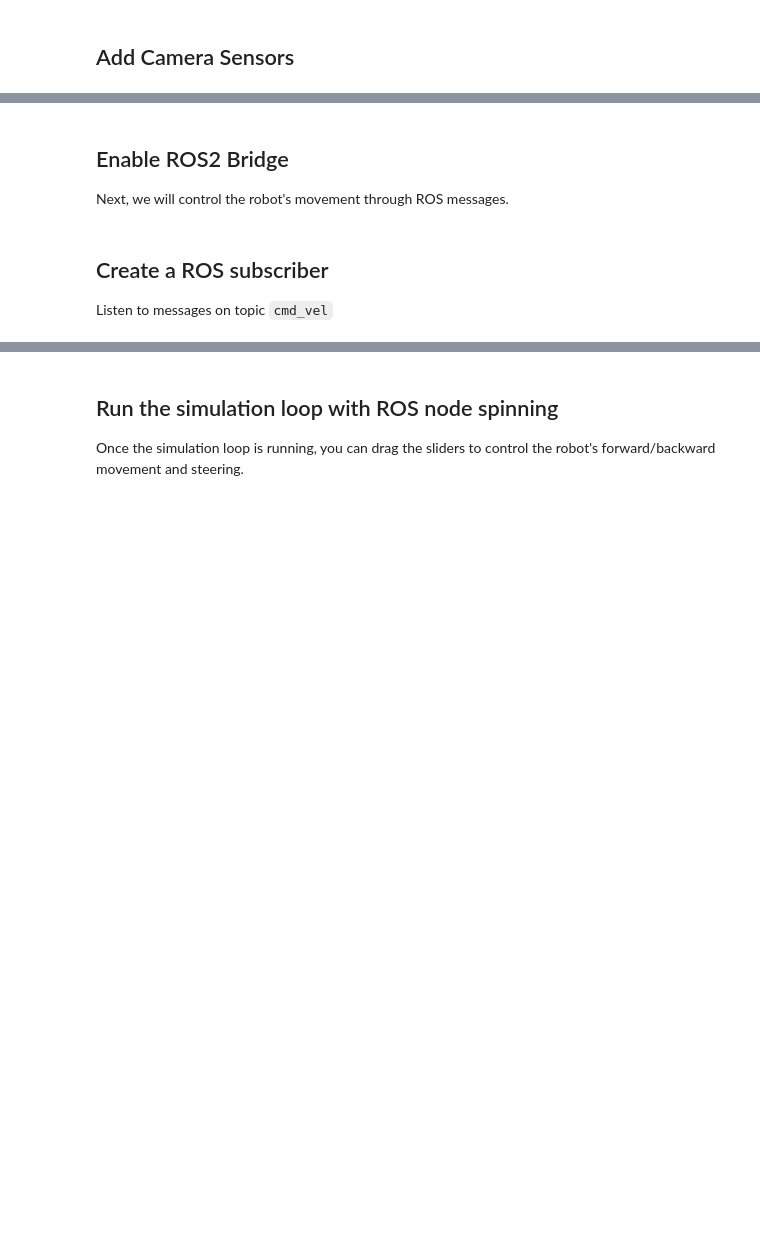
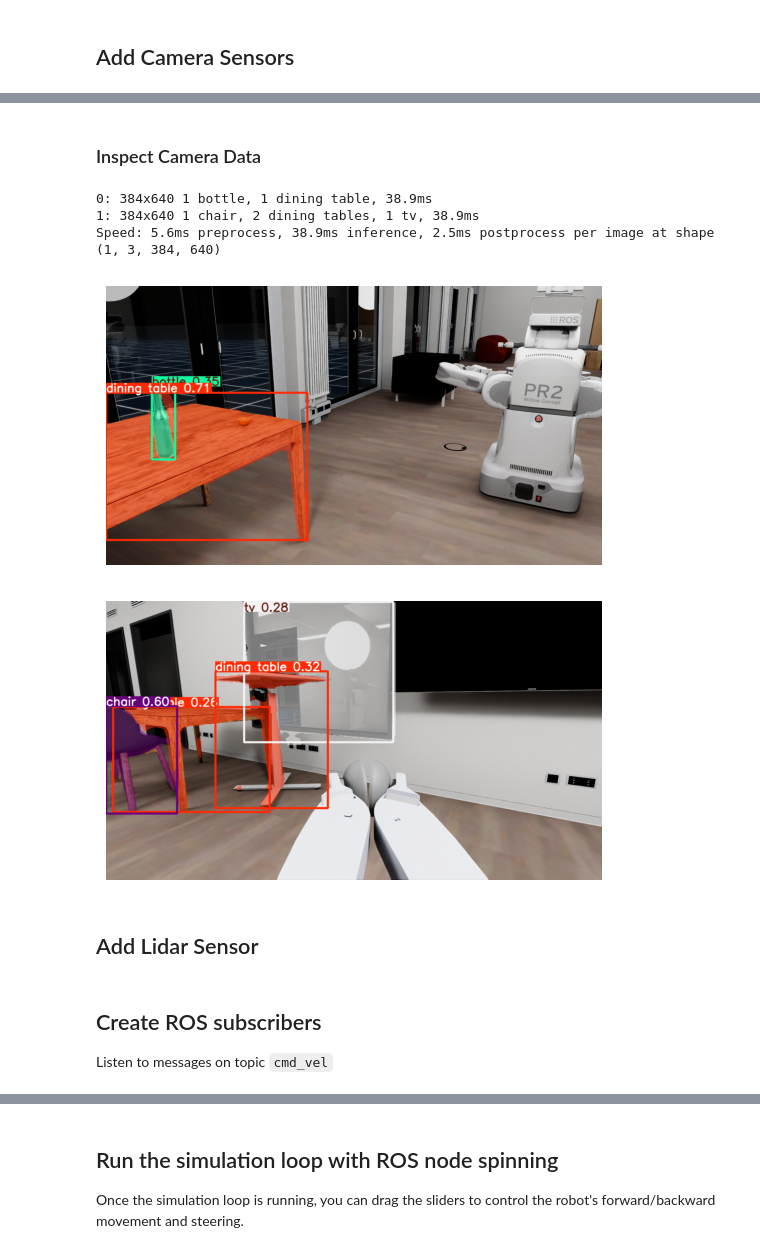
Before and after one commit to yxzhan/isaacsim-template, a Jupyter notebook: examples/apartment.ipynb, the cells around one changed output, grey strips where cells are left out. Saved outputs shown, nothing was run; the diff lists cells and outputs as text; code cells hidden in the pictures; blank space fills up the shorter version.

Commit message:
optimize YOLO reference

```diff
--- a/examples/apartment.ipynb
+++ b/examples/apartment.ipynb
@@ -125,7 +150,7 @@ for i in range(1,4):
     create_prim(
         prim_path=f"/World/Ground/Light_{i}",
         prim_type="SphereLight",
-        attributes={"inputs:intensity": 15000},
+        attributes={"inputs:intensity": 10000},
         position=(-gap * i, 0, 2)
     )
     refresh_view(steps=10, desc="Add Lights")
@@ -166,10 +191,10 @@ from isaacsim.core.utils.prims import create_prim
 
 # IAI robots
 robots = [
-    # "hsrb",
-    # "tiago_dual",
     "stretch",
     "pr2",
+    "hsrb",
+    "tiago_dual",
 ]
 
 for i in range(len(robots)):
@@ -468,7 +554,6 @@ refresh_view(steps=80)
 # %% [markdown]
 ## Add Camera Sensors
 # %%
-import yaml
 import omni
 from pxr import Usd, UsdGeom
 from isaacsim.sensors.camera import Camera
@@ -492,7 +577,7 @@ def create_cam(prim_path, focal_length=1.0, orientation=[0, 0, 0]):
 head_cam_prim = "/World/stretch/link_head_tilt/camera_bottom_screw_frame/camera_link/camera_color_frame/camera_color_optical_frame"
 gripper_cam_prim = "/World/stretch/link_wrist_roll/link_gripper_s3_body/gripper_camera_bottom_screw_frame/gripper_camera_link/gripper_camera_color_frame/gripper_camera_color_optical_frame"
 
-stretch_head_cam = create_cam(head_cam_prim, orientation=[-90, 0, 0])
+stretch_head_cam = create_cam(head_cam_prim, focal_length=1.5, orientation=[-90, 0, 0])
 stretch_gripper_cam = create_cam(gripper_cam_prim, orientation=[0, 0, 0])
 
 refresh_view(steps=50)
@@ -504,18 +598,25 @@ set_joint_pos(robot_arts["stretch"], {
+# %% [markdown]
+### Inspect Camera Data
 # %%
 import numpy as np
 from ultralytics import YOLO
 import matplotlib.pyplot as plt
 
 yolo_model = YOLO("yolo11n-seg.pt")
 
 if in_notebook:
-    rgb = stretch_head_cam.get_rgba()[:, :, :3]
-    seg_results = yolo_model.predict(source=rgb, save=False, verbose=False)
-    seg_img = seg_results[0].plot()
-    plt.imshow(seg_img)
-    plt.axis("off")
-    plt.show()
+    image_raw = [
+        stretch_head_cam.get_rgba()[:, :, :3],
+        stretch_gripper_cam.get_rgba()[:, :, :3],
+    ]
+    seg_res = yolo_model.predict(image_raw, save=False)
+    for res in seg_res:
+        plt.imshow(res.plot())
+        plt.axis("off")
+        plt.show()
+# %% [output]
+0: 384x640 1 bottle, 1 dining table, 38.9ms
+1: 384x640 1 chair, 2 dining tables, 1 tv, 38.9ms
+Speed: 5.6ms preprocess, 38.9ms inference, 2.5ms postprocess per image at shape (1, 3, 384, 640)
+[figure, added]
+[figure, added]
-# %% [markdown]
-## Enable ROS2 Bridge
-
-Next, we will control the robot's movement through ROS messages.
@@ -525,0 +623,2 @@ enable_extension("isaacsim.ros2.bridge")
+# %% [markdown]
+## Add Lidar Sensor
@@ -526,5 +650,5 @@ enable_extension("isaacsim.ros2.bridge")
 # %% [markdown]
-## Create a ROS subscriber
+## Create ROS subscribers
 
 Listen to messages on topic `cmd_vel`
 # %%
```
Also changed, not shown: parts of 28 cells of this notebook, 3 other files.
